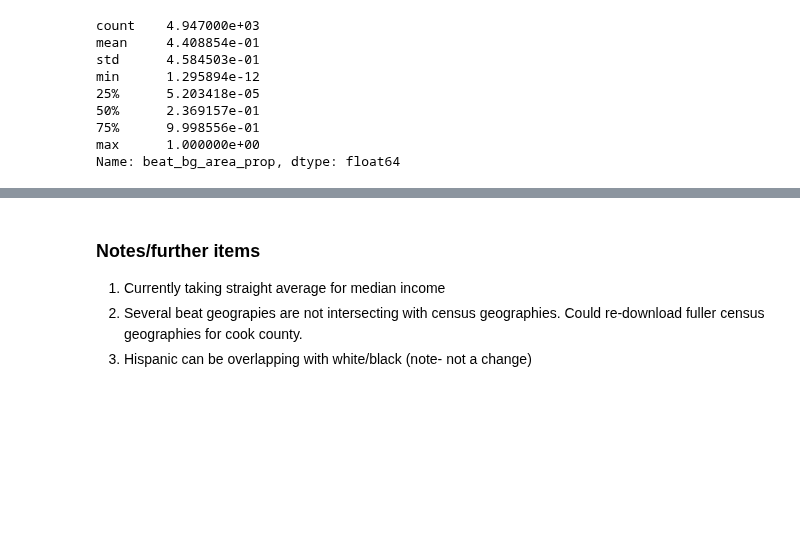
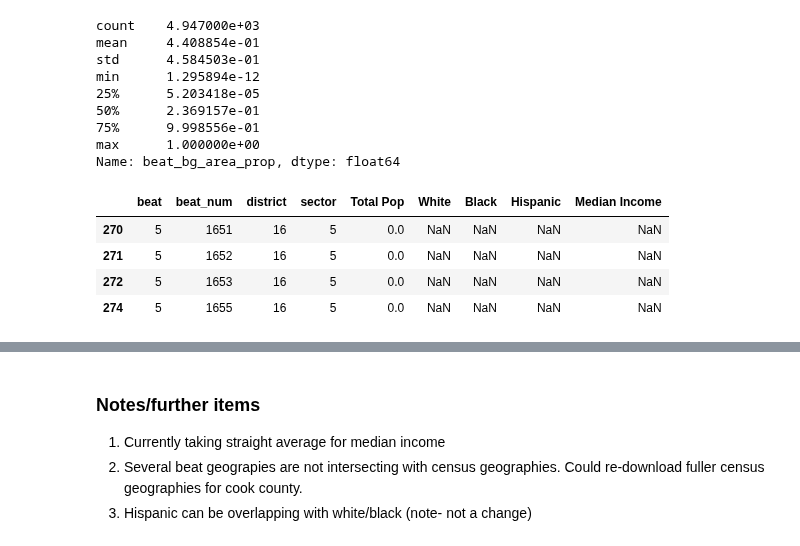
Before and after one commit to colevfrank/254_ML_IL_Crime, a Jupyter notebook: etl/census_data_etl.ipynb, the cells around one changed output, grey strips where cells are left out. Cells and saved outputs as stored; diff of their text form; code cells hidden in the pictures; blank space fills up the shorter version.

```diff
--- a/etl/census_data_etl.ipynb
+++ b/etl/census_data_etl.ipynb
@@ -153,2 +154,10 @@ for col in ['White', 'Black', 'Hispanic']:
 beats_demo_gdf = beats_demo_gdf.reset_index()
 beats_demo_gdf.columns = [col[0] for col in beats_demo_gdf.columns]
+# %%
+beats_demo_gdf[beats_demo_gdf['Median Income'].isnull()]
+# %% [output]
+|  | beat | beat_num | district | sector | Total Pop | White | Black | Hispanic | Median Income |
+| 270 | 5 | 1651 | 16 | 5 | 0.0 | NaN | NaN | NaN | NaN |
+| 271 | 5 | 1652 | 16 | 5 | 0.0 | NaN | NaN | NaN | NaN |
+| 272 | 5 | 1653 | 16 | 5 | 0.0 | NaN | NaN | NaN | NaN |
+| 274 | 5 | 1655 | 16 | 5 | 0.0 | NaN | NaN | NaN | NaN |
```
Also changed, not shown: parts of 4 cells of this notebook.
